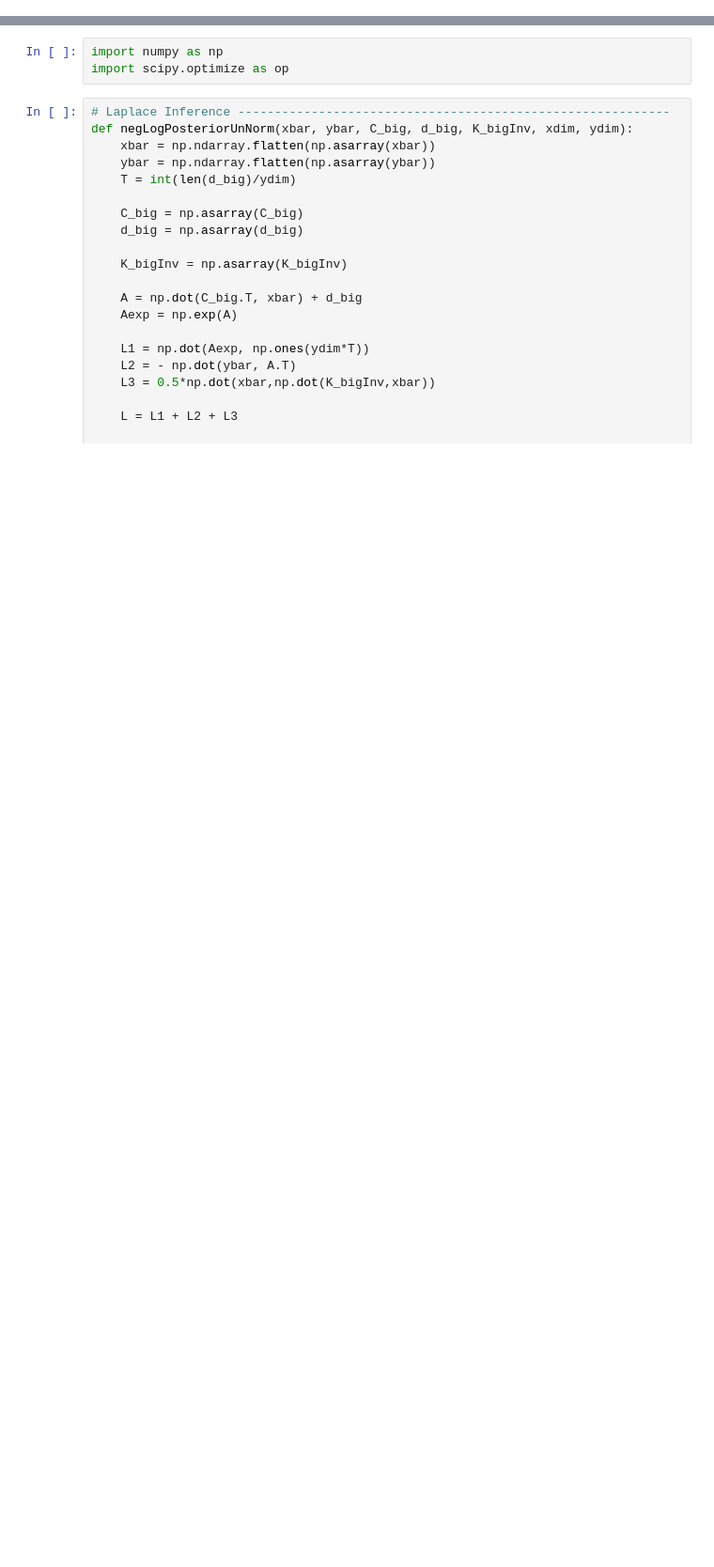
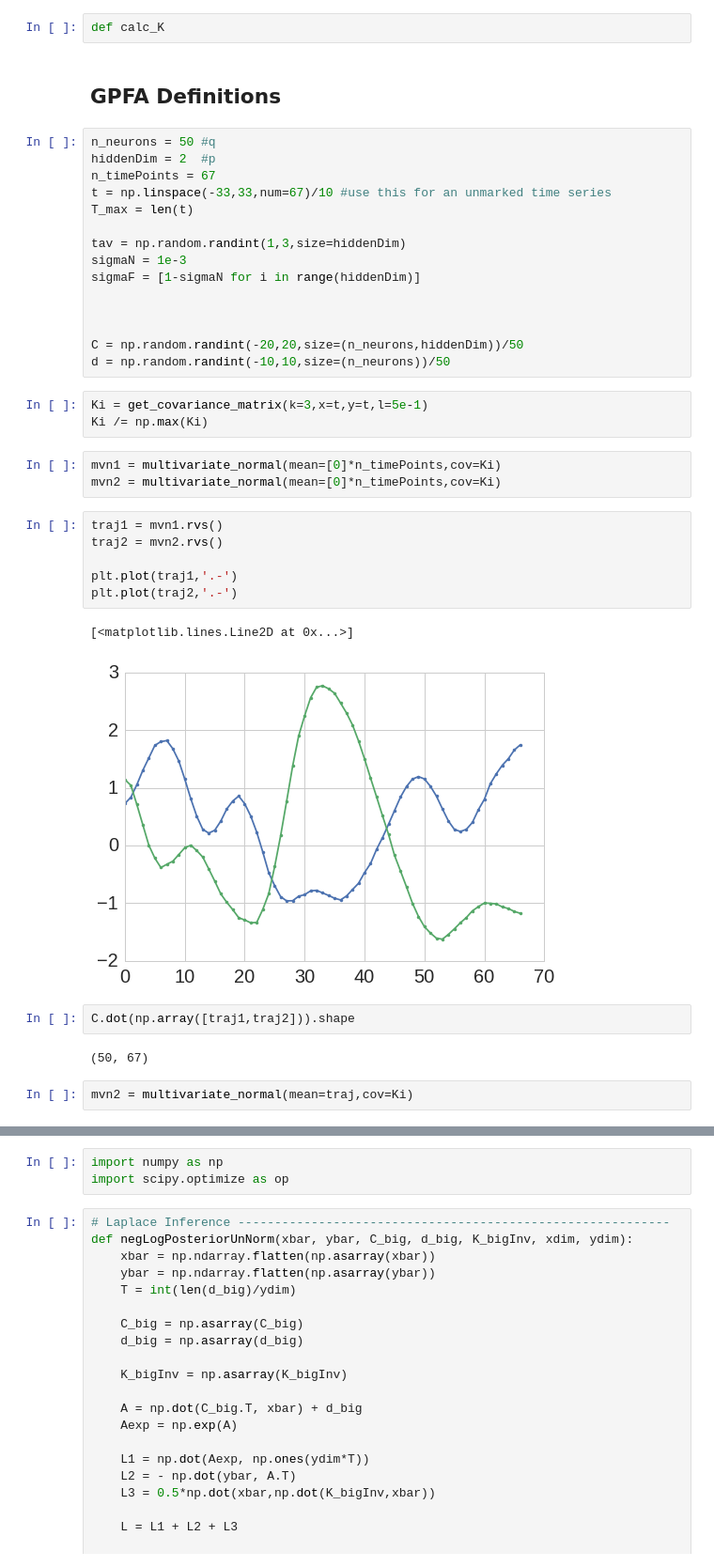
Before and after one commit to yves-weissenberger/GPR, a Jupyter notebook: Poisson_GPFA.ipynb, the cells around one changed output, grey strips where cells are left out. Shown at 94% size. Cells and saved outputs as stored; diff of their text form; blank space fills up the shorter version.

Commit message:
p-GPFA testing stuff

```diff
--- a/Poisson_GPFA.ipynb
+++ b/Poisson_GPFA.ipynb
@@ -25,0 +56,40 @@ import twoptb as MP
+# %%
+def calc_K
+# %% [markdown]
+## GPFA Definitions
+# %%
+n_neurons = 50 #q
+hiddenDim = 2  #p
+n_timePoints = 67
+t = np.linspace(-33,33,num=67)/10 #use this for an unmarked time series
+T_max = len(t)
+
+tav = np.random.randint(1,3,size=hiddenDim)
+sigmaN = 1e-3
+sigmaF = [1-sigmaN for i in range(hiddenDim)]
+
+
+
+C = np.random.randint(-20,20,size=(n_neurons,hiddenDim))/50
+d = np.random.randint(-10,10,size=(n_neurons))/50
+# %%
+Ki = get_covariance_matrix(k=3,x=t,y=t,l=5e-1)
+Ki /= np.max(Ki)
+# %%
+mvn1 = multivariate_normal(mean=[0]*n_timePoints,cov=Ki)
+mvn2 = multivariate_normal(mean=[0]*n_timePoints,cov=Ki)
+# %%
+traj1 = mvn1.rvs()
+traj2 = mvn2.rvs()
+
+plt.plot(traj1,'.-')
+plt.plot(traj2,'.-')
+# %% [output]
+[<matplotlib.lines.Line2D at 0x...>]
+[figure, added]
+# %%
+C.dot(np.array([traj1,traj2])).shape
+# %% [output]
+(50, 67)
+# %%
+mvn2 = multivariate_normal(mean=traj,cov=Ki)
```
Also changed, not shown: parts of 16 cells of this notebook.
